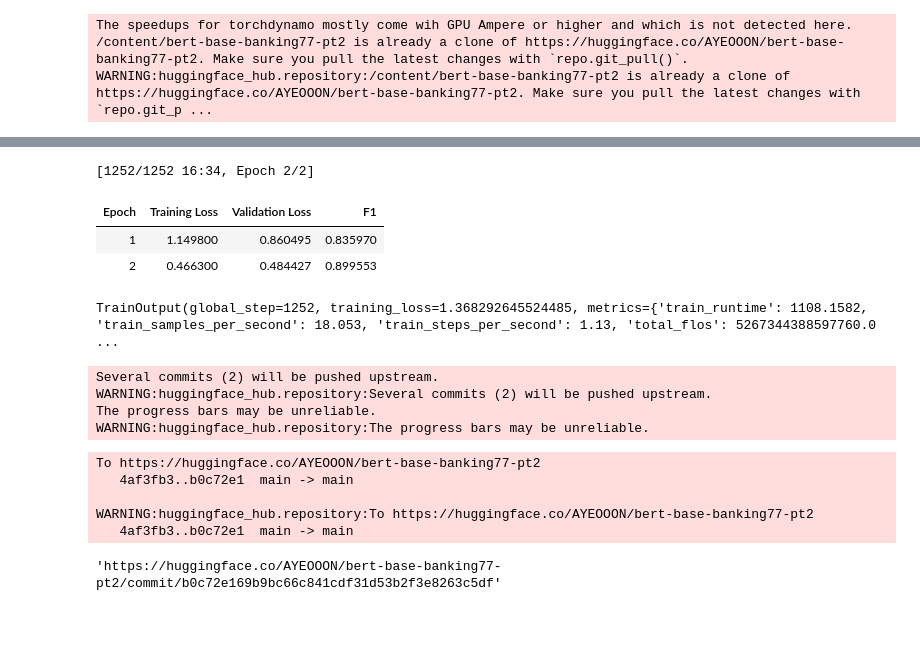
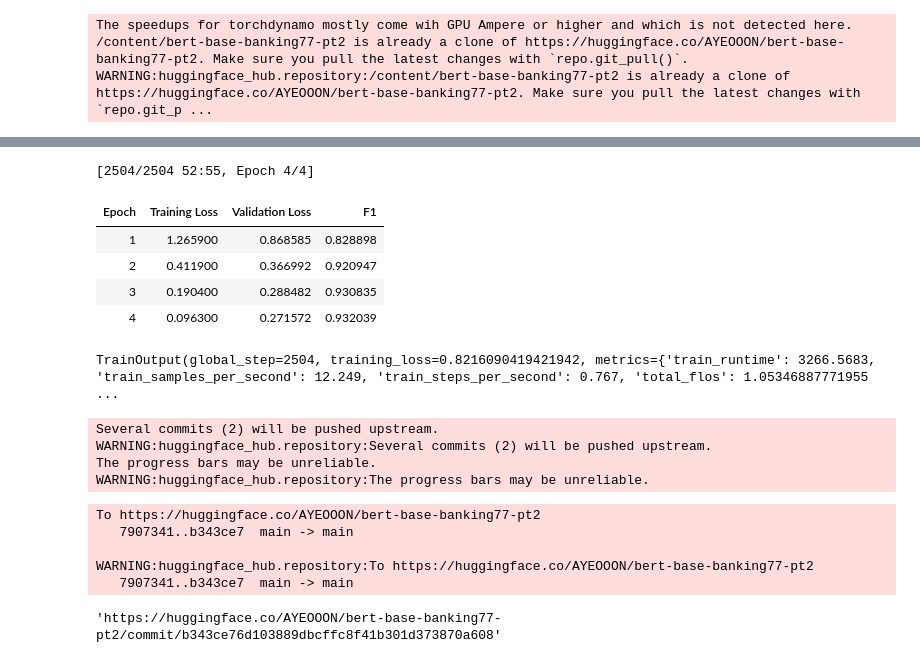
Before and after one commit to AYEOOON/AI-project, a Jupyter notebook: 5. 자연어처리 Fine-tuning/pytorch_2_0_bert_text_classification.ipynb, the cells around one changed output, grey strips where cells are left out. Cells and saved outputs as stored; diff of their text form; code cells hidden in the pictures; blank space fills up the shorter version.

```diff
--- a/5. 자연어처리 Fine-tuning/pytorch_2_0_bert_text_classification.ipynb
+++ b/5. 자연어처리 Fine-tuning/pytorch_2_0_bert_text_classification.ipynb
@@ -129,7 +130,7 @@ training_args = TrainingArguments(
     per_device_train_batch_size=16,
     per_device_eval_batch_size=8,
     learning_rate=5e-5,
-	num_train_epochs=2,# 에포크 수 수정
+	num_train_epochs=4,# 에포크 수 수정
 	# PyTorch 2.0 specifics
     fp16=True,# bfloat16 training , *수정*
 	torch_compile=True, # optimizations
@@ -167,8 +168,8 @@ The speedups for torchdynamo mostly come wih GPU Ampere or higher and which is n
 WARNING:huggingface_hub.repository:/content/bert-base-banking77-pt2 is already a clone of https://huggingface.co/AYEOOON/bert-base-banking77-pt2. Make sure you pull the latest changes with `repo.git_p ...
 # %%
 # Start training
-# import torch._dynamo
-# torch._dynamo.config.suppress_errors = True # 추가
+import torch._dynamo
+torch._dynamo.config.suppress_errors = True # 추가
 
 trainer.train()
 # %% [output]
@@ -192,8 +193,10 @@ trainer.train()
-[1252/1252 16:34, Epoch 2/2]
+[2504/2504 52:55, Epoch 4/4]
 | Epoch | Training Loss | Validation Loss | F1 |
-| 1 | 1.149800 | 0.860495 | 0.835970 |
-| 2 | 0.466300 | 0.484427 | 0.899553 |
+| 1 | 1.265900 | 0.868585 | 0.828898 |
+| 2 | 0.411900 | 0.366992 | 0.920947 |
+| 3 | 0.190400 | 0.288482 | 0.930835 |
+| 4 | 0.096300 | 0.271572 | 0.932039 |
-TrainOutput(global_step=1252, training_loss=1.368292645524485, metrics={'train_runtime': 1108.1582, 'train_samples_per_second': 18.053, 'train_steps_per_second': 1.13, 'total_flos': 5267344388597760.0 ...
+TrainOutput(global_step=2504, training_loss=0.8216090419421942, metrics={'train_runtime': 3266.5683, 'train_samples_per_second': 12.249, 'train_steps_per_second': 0.767, 'total_flos': 1.05346887771955 ...
 # %%
 # Save processor and create model card
 tokenizer.save_pretrained(repository_id)
@@ -205,8 +208,8 @@ WARNING:huggingface_hub.repository:Several commits (2) will be pushed upstream.
 The progress bars may be unreliable.
 WARNING:huggingface_hub.repository:The progress bars may be unreliable.
 To https://huggingface.co/AYEOOON/bert-base-banking77-pt2
-   4af3fb3..b0c72e1  main -> main
+   7907341..b343ce7  main -> main
 
 WARNING:huggingface_hub.repository:To https://huggingface.co/AYEOOON/bert-base-banking77-pt2
-   4af3fb3..b0c72e1  main -> main
+   7907341..b343ce7  main -> main
-'https://huggingface.co/AYEOOON/bert-base-banking77-pt2/commit/b0c72e169b9bc66c841cdf31d53b2f3e8263c5df'
+'https://huggingface.co/AYEOOON/bert-base-banking77-pt2/commit/b343ce76d103889dbcffc8f41b301d373870a608'
```
Also changed, not shown: parts of 7 cells of this notebook.
